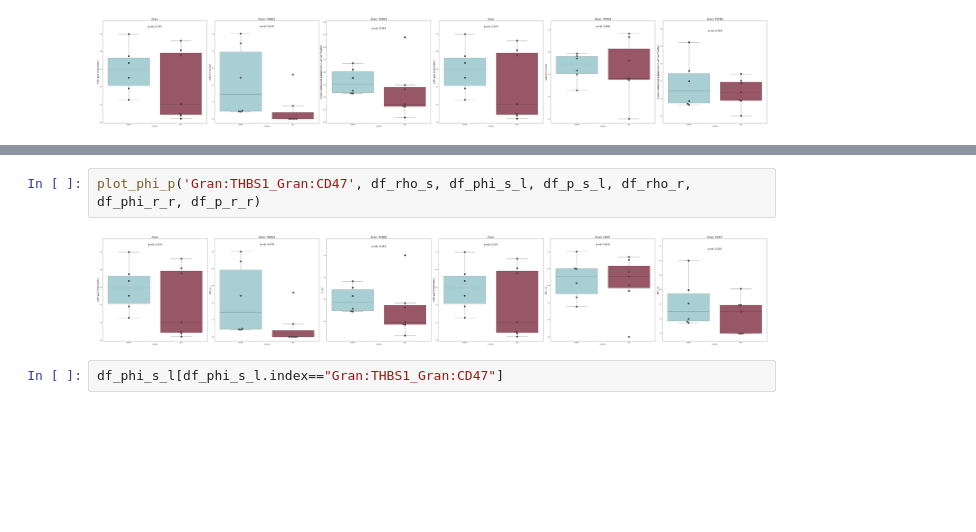
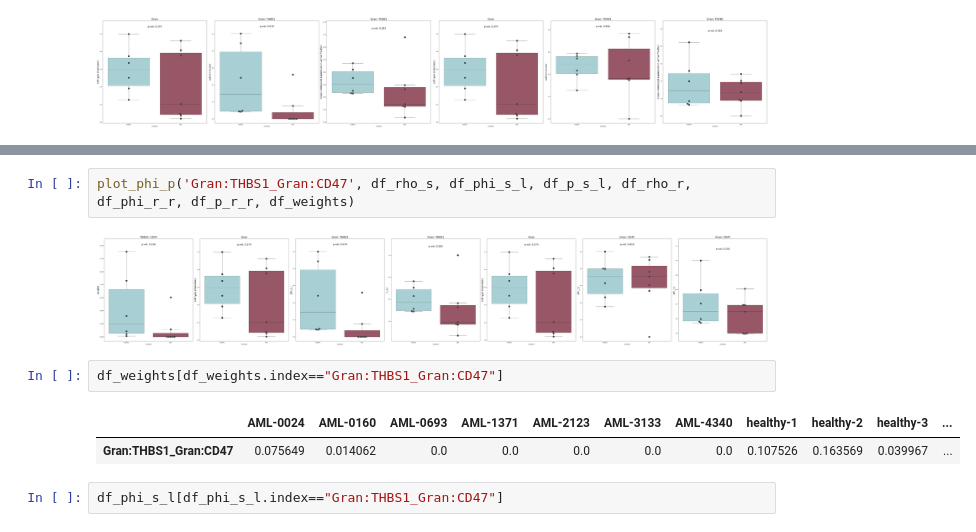
Before and after one commit to SoloveyMaria/community, a Jupyter notebook: docs/showcase_notebooks/Lasry/boxplots_Maria.ipynb, the cells around one changed output, grey strips where cells are left out. Cells and saved outputs as stored; diff of their text form; blank space fills up the shorter version.

```diff
--- a/docs/showcase_notebooks/Lasry/boxplots_Maria.ipynb
+++ b/docs/showcase_notebooks/Lasry/boxplots_Maria.ipynb
@@ -301,9 +304,14 @@ def plot_phi_p(interaction_name_variable,df_rho_s, df_phi_s_l, df_p_s_l, df_rho_
     plt.tight_layout()
     plt.show()
 # %%
-plot_phi_p('Gran:THBS1_Gran:CD47', df_rho_s, df_phi_s_l, df_p_s_l, df_rho_r, df_phi_r_r, df_p_r_r)
+plot_phi_p('Gran:THBS1_Gran:CD47', df_rho_s, df_phi_s_l, df_p_s_l, df_rho_r, df_phi_r_r, df_p_r_r, df_weights)
 # %% [output]
-[figure, old version]
+[figure, new version]
+# %%
+df_weights[df_weights.index=="Gran:THBS1_Gran:CD47"]
+# %% [output]
+|  | AML-0024 | AML-0160 | AML-0693 | AML-1371 | AML-2123 | AML-3133 | AML-4340 | healthy-1 | healthy-2 | healthy-3 | ... |
+| Gran:THBS1_Gran:CD47 | 0.075649 | 0.014062 | 0.0 | 0.0 | 0.0 | 0.0 | 0.0 | 0.107526 | 0.163569 | 0.039967 | ... |
 # %%
 df_phi_s_l[df_phi_s_l.index=="Gran:THBS1_Gran:CD47"]
 # %% [output]
```
Also changed, not shown: parts of 5 cells of this notebook, 3 other files.
